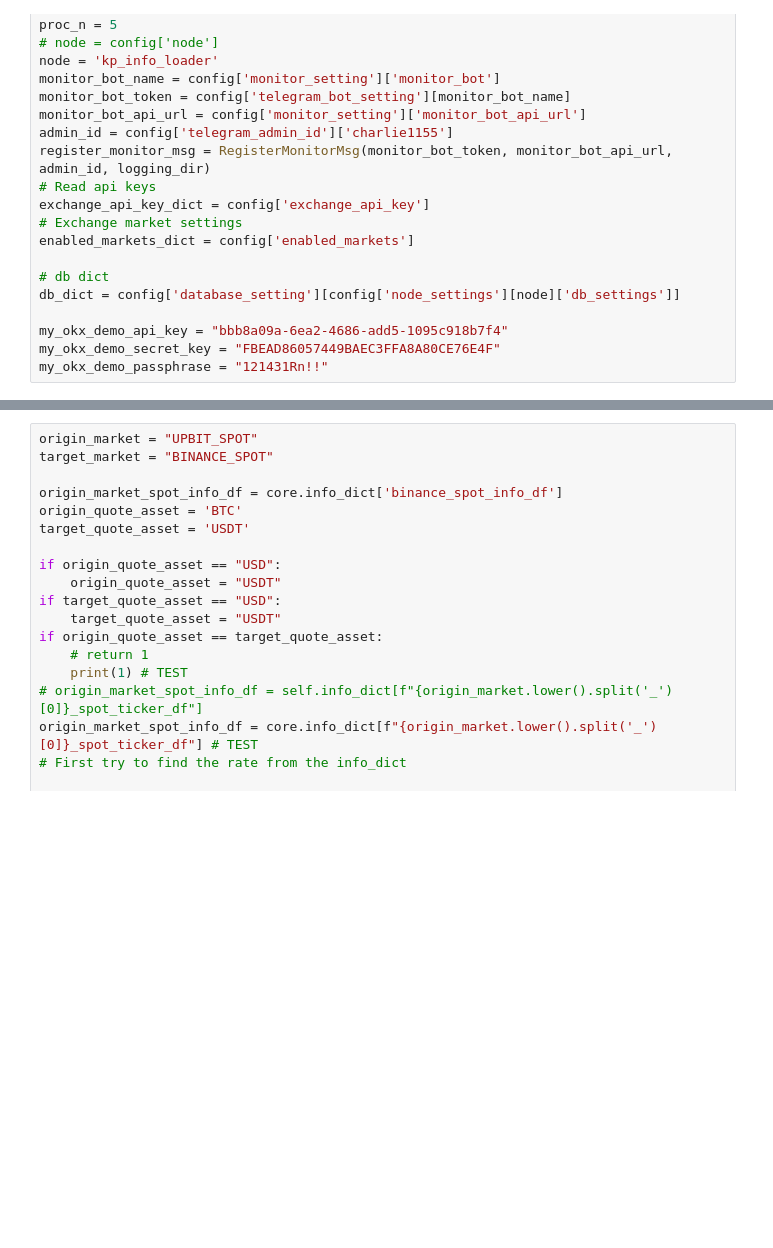
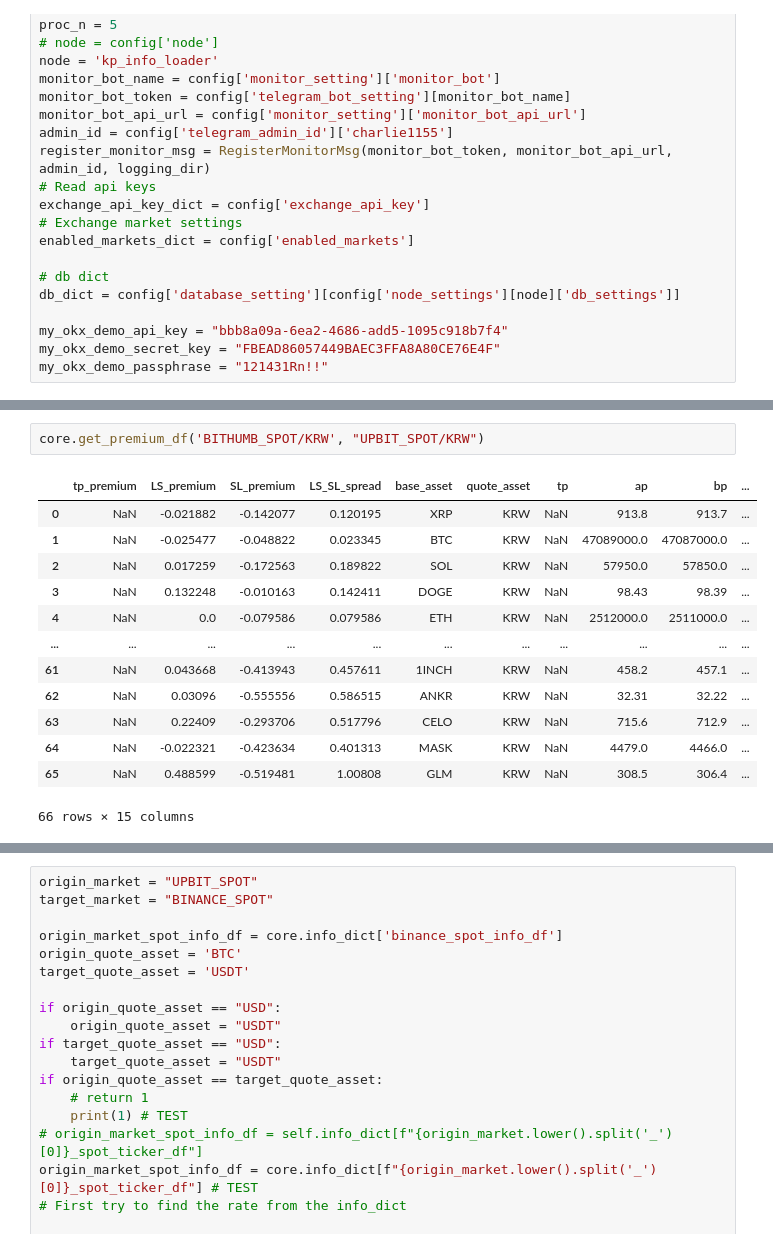
Before and after one commit to charlie115/act, a Jupyter notebook: test_kimp_bot_core.ipynb, the cells around one changed output, grey strips where cells are left out. Saved outputs shown, nothing was run; the diff lists cells and outputs as text; blank space fills up the shorter version.

```diff
--- a/test_kimp_bot_core.ipynb
+++ b/test_kimp_bot_core.ipynb
@@ -105,0 +109,16 @@ origin_market_df
+# %%
+core.get_premium_df('BITHUMB_SPOT/KRW', "UPBIT_SPOT/KRW")
+# %% [output]
+|  | tp_premium | LS_premium | SL_premium | LS_SL_spread | base_asset | quote_asset | tp | ap | bp | ... |
+| 0 | NaN | -0.021882 | -0.142077 | 0.120195 | XRP | KRW | NaN | 913.8 | 913.7 | ... |
+| 1 | NaN | -0.025477 | -0.048822 | 0.023345 | BTC | KRW | NaN | 47089000.0 | 47087000.0 | ... |
+| 2 | NaN | 0.017259 | -0.172563 | 0.189822 | SOL | KRW | NaN | 57950.0 | 57850.0 | ... |
+| 3 | NaN | 0.132248 | -0.010163 | 0.142411 | DOGE | KRW | NaN | 98.43 | 98.39 | ... |
+| 4 | NaN | 0.0 | -0.079586 | 0.079586 | ETH | KRW | NaN | 2512000.0 | 2511000.0 | ... |
+| ... | ... | ... | ... | ... | ... | ... | ... | ... | ... | ... |
+| 61 | NaN | 0.043668 | -0.413943 | 0.457611 | 1INCH | KRW | NaN | 458.2 | 457.1 | ... |
+| 62 | NaN | 0.03096 | -0.555556 | 0.586515 | ANKR | KRW | NaN | 32.31 | 32.22 | ... |
+| 63 | NaN | 0.22409 | -0.293706 | 0.517796 | CELO | KRW | NaN | 715.6 | 712.9 | ... |
+| 64 | NaN | -0.022321 | -0.423634 | 0.401313 | MASK | KRW | NaN | 4479.0 | 4466.0 | ... |
+| 65 | NaN | 0.488599 | -0.519481 | 1.00808 | GLM | KRW | NaN | 308.5 | 306.4 | ... |
+66 rows × 15 columns
```
Also changed, not shown: parts of 7 cells of this notebook, 18 other files.
